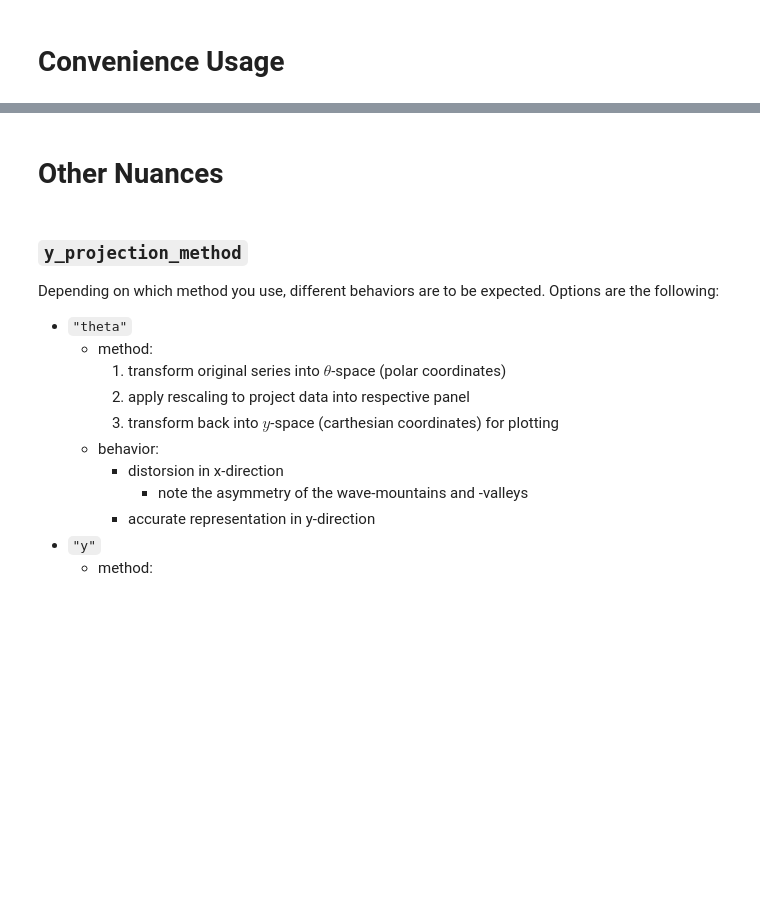
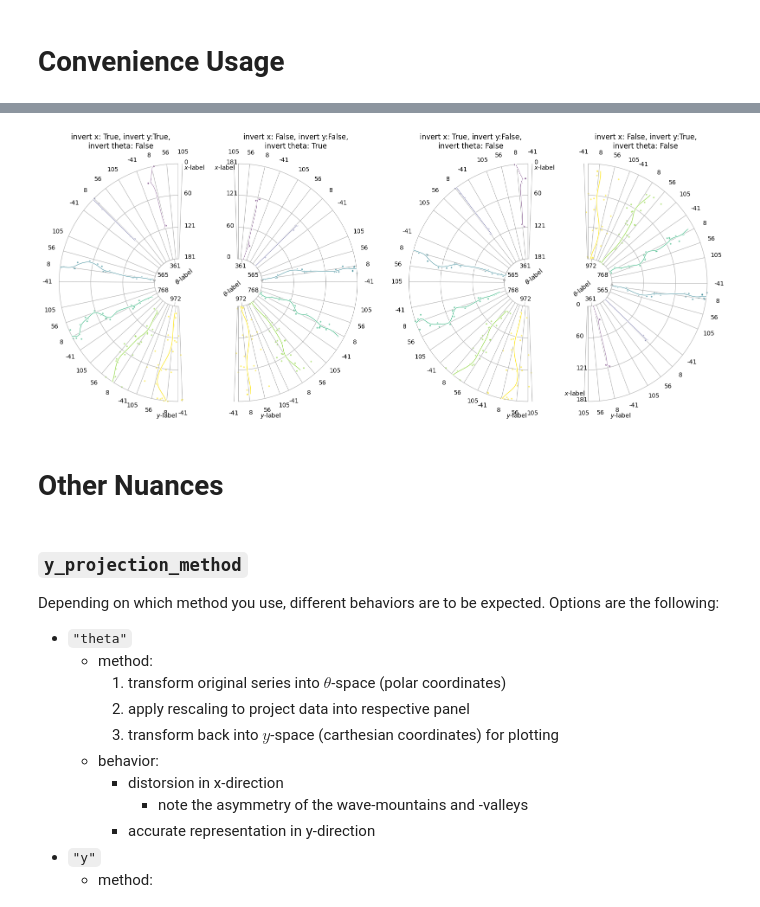
Before and after one commit to TheRedElement/LStein, a Jupyter notebook: LStein_demo/LStein_demo.ipynb, the cells around one changed output, grey strips where cells are left out. Saved outputs shown, nothing was run; the diff lists cells and outputs as text; code cells hidden in the pictures; blank space fills up the shorter version.

```diff
--- a/LStein_demo/LStein_demo.ipynb
+++ b/LStein_demo/LStein_demo.ipynb
@@ -198,3 +206,81 @@ plt.show()
+# %%
+theta_raw, x_raw, y_raw, \
+theta_pro, x_pro, y_pro, \
+legend, thetalab, xlab, ylab, fname = get_data(7)
+
+unique_thetas, \
+thetaticks, xticks, yticks, \
+panelsize, \
+colors = get_stats(theta_raw, x_raw, y_raw, fname)
+
+fig = plt.figure(figsize=(16,9))
+ax1 = fig.add_subplot(141, title="invert x: True, invert y:True,\ninvert theta: False")
+ax2 = fig.add_subplot(142, title="invert x: False, invert y:False,\ninvert theta: True")
+ax3 = fig.add_subplot(143, title="invert x: True, invert y:False,\ninvert theta: False")
+ax4 = fig.add_subplot(144, title="invert x: False, invert y:True,\ninvert theta: False")
+
+#init canvas (similar to `fig = plt.figure()`)
+##inverting x-axis and y-axis (because more readable)
+LSC1 = LSteinCanvas(ax1,
+    thetaticks, xticks[::-1], yticks[::-1],
+    thetaguidelims=(np.pi/2,3*np.pi/2), thetaplotlims=(np.pi/2+panelsize/2,3*np.pi/2-panelsize/2),
+    xlimdeadzone=0.2,
+    thetalabel=r"$\theta$-label", xlabel=r"$x$-label", ylabel=r"$y$-label",
+    thetaarrowpos_th=None, ylabpos_th=np.max(theta_raw),
+    thetatickkwargs=None, thetaticklabelkwargs=dict(pad=0.3), thetalabelkwargs=dict(rotation=40, textcoords="offset fontsize", xytext=(1,1)),
+    xtickkwargs=None, xticklabelkwargs=dict(xytext=(1,0)), xlabelkwargs=dict(xytext=(1,-1)),
+)
+
+##invesion in theta
+LSC2 = LSteinCanvas(ax2,
+    thetaticks, xticks, yticks,
+    thetaguidelims=(np.pi/2,-np.pi/2), thetaplotlims=(np.pi/2-panelsize/2,-np.pi/2+panelsize/2),
+    xlimdeadzone=0.2,
+    thetalabel=r"$\theta$-label", xlabel=r"$x$-label", ylabel=r"$y$-label",
+    thetaarrowpos_th=None, ylabpos_th=np.max(theta_raw),
+    thetatickkwargs=None, thetaticklabelkwargs=dict(pad=0.3), thetalabelkwargs=dict(rotation=40, textcoords="offset fontsize", xytext=(-1,-1)),
+    xtickkwargs=None, xticklabelkwargs=dict(xytext=(-2,0)), xlabelkwargs=dict(xytext=(-4,-1)),
+)
+##inverting only x-axis
+LSC3 = LSteinCanvas(ax3,
+    thetaticks, xticks[::-1], yticks,
+    thetaguidelims=(np.pi/2,3*np.pi/2), thetaplotlims=(np.pi/2+panelsize/2,3*np.pi/2-panelsize/2),
+    xlimdeadzone=0.2,
+    thetalabel=r"$\theta$-label", xlabel=r"$x$-label", ylabel=r"$y$-label",
+    thetaarrowpos_th=None, ylabpos_th=np.max(theta_raw),
+    thetatickkwargs=None, thetaticklabelkwargs=dict(pad=0.3), thetalabelkwargs=dict(rotation=40, textcoords="offset fontsize", xytext=(1,1)),
+    xtickkwargs=None, xticklabelkwargs=dict(xytext=(1,0)), xlabelkwargs=dict(xytext=(1,-1)),
+)
+
+##inverting only y-axis
+LSC4 = LSteinCanvas(ax4,
+    thetaticks, xticks, yticks[::-1],
+    thetaguidelims=(-np.pi/2,np.pi/2), thetaplotlims=(-np.pi/2+panelsize/2,np.pi/2-panelsize/2),
+    xlimdeadzone=0.2,
+    thetalabel=r"$\theta$-label", xlabel=r"$x$-label", ylabel=r"$y$-label",
+    thetaarrowpos_th=None, ylabpos_th=np.min(theta_raw),
+    thetatickkwargs=None, thetaticklabelkwargs=dict(pad=0.3), thetalabelkwargs=dict(rotation=40, textcoords="offset fontsize", xytext=(-1,-1)),
+    xtickkwargs=None, xticklabelkwargs=dict(xytext=(-2,0)), xlabelkwargs=dict(xytext=(-4,1)),
+)
+
+#plotting all the series (similar to `plt.plot()`)
+LSC1.scatter(theta_raw, x_raw, y_raw, panel_kwargs=dict(y_projection_method="theta"), sctr_kwargs=dict(s=3, alpha=0.5))
+LSC1.plot(theta_pro, x_pro, y_pro, plot_kwargs=dict(lw=3, c="w"))
+LSC1.plot(theta_pro, x_pro, y_pro, panel_kwargs=dict(y_projection_method="theta"), plot_kwargs=[dict(lw=_/theta_pro.max(), ls="-") for _ in theta_pro])
+LSC2.scatter(theta_raw, x_raw, y_raw, panel_kwargs=dict(y_projection_method="theta"), sctr_kwargs=dict(s=3, alpha=0.5))
+LSC2.plot(theta_pro, x_pro, y_pro, plot_kwargs=dict(lw=3, c="w"))
+LSC2.plot(theta_pro, x_pro, y_pro, panel_kwargs=dict(y_projection_method="theta"), plot_kwargs=[dict(lw=_/theta_pro.max(), ls="-") for _ in theta_pro])
+LSC3.scatter(theta_raw, x_raw, y_raw, panel_kwargs=dict(y_projection_method="theta"), sctr_kwargs=dict(s=3, alpha=0.5))
+LSC3.plot(theta_pro, x_pro, y_pro, plot_kwargs=dict(lw=3, c="w"))
+LSC3.plot(theta_pro, x_pro, y_pro, panel_kwargs=dict(y_projection_method="theta"), plot_kwargs=[dict(lw=_/theta_pro.max(), ls="-") for _ in theta_pro])
+LSC4.scatter(theta_raw, x_raw, y_raw, panel_kwargs=dict(y_projection_method="theta"), sctr_kwargs=dict(s=3, alpha=0.5))
+LSC4.plot(theta_pro, x_pro, y_pro, plot_kwargs=dict(lw=3, c="w"))
+LSC4.plot(theta_pro, x_pro, y_pro, panel_kwargs=dict(y_projection_method="theta"), plot_kwargs=[dict(lw=_/theta_pro.max(), ls="-") for _ in theta_pro])
+
+fig.tight_layout()
+plt.show()
+# %% [output]
+[figure, added]
 # %% [markdown]
 # Other Nuances
 # %% [markdown]
```
Also changed, not shown: parts of 6 cells of this notebook, 3 other files.
